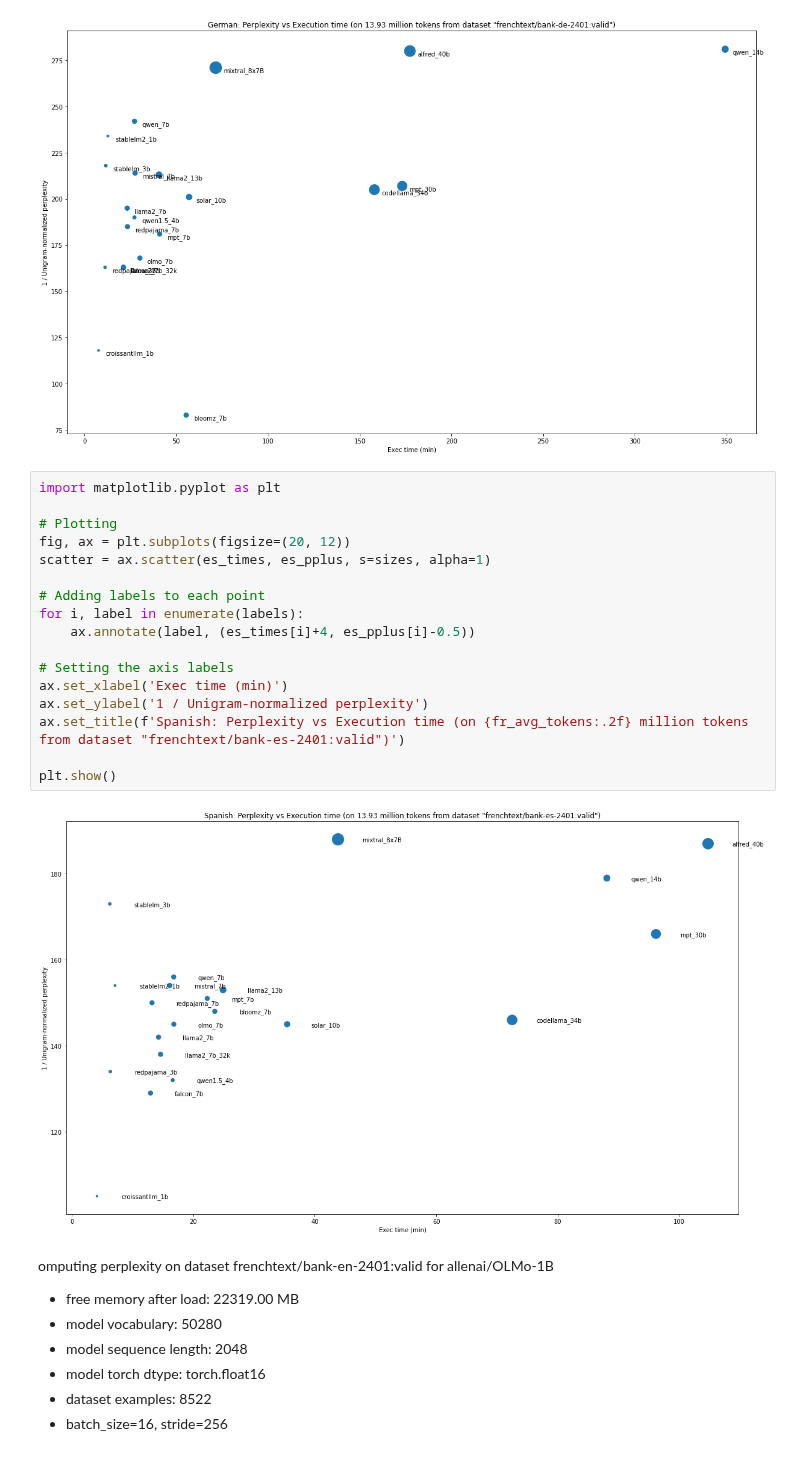
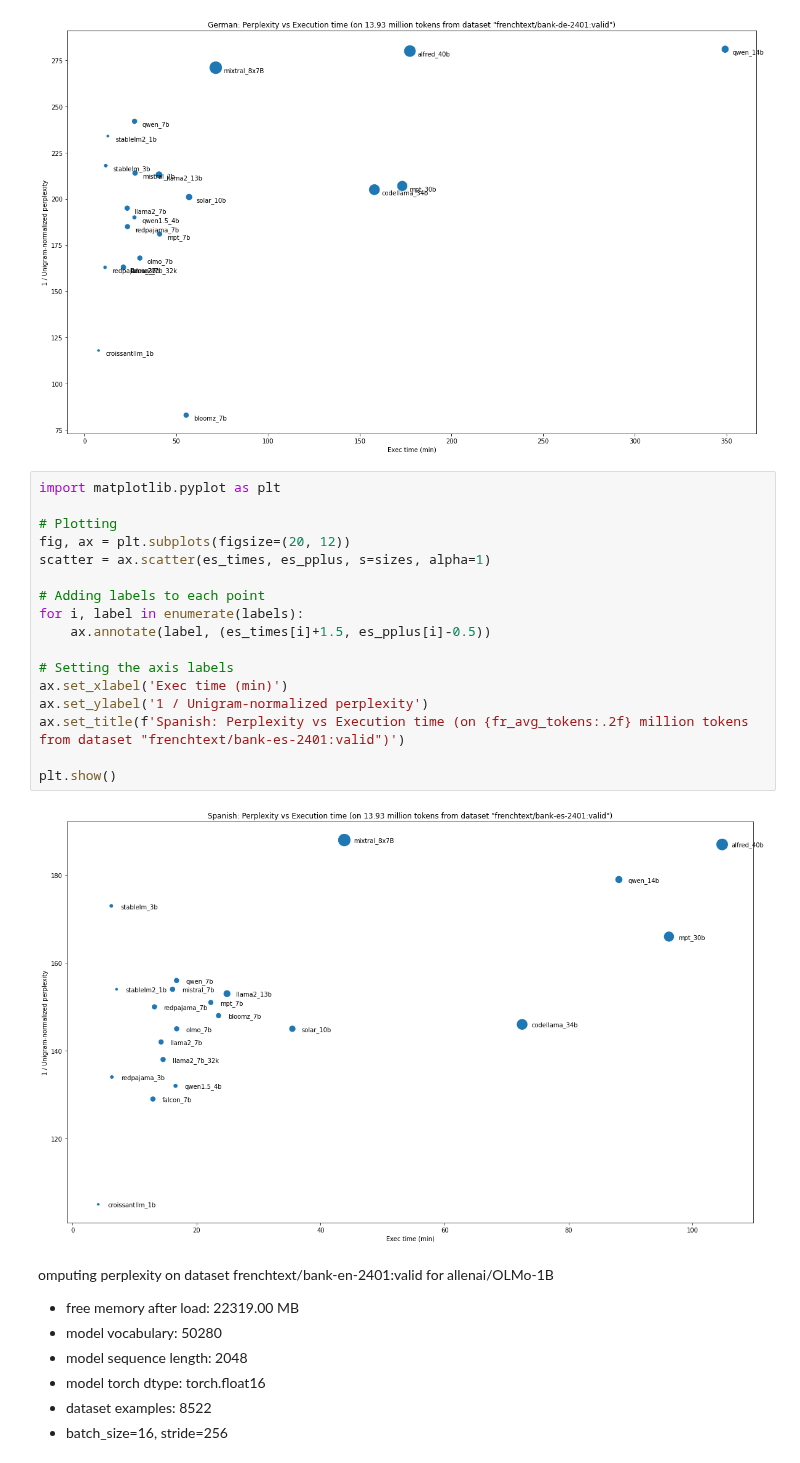
Before and after one commit to wordslab-org/wordslab-llms, a Jupyter notebook: 04_models_benchmark.ipynb, the cells around one changed output. Cells and saved outputs as stored; diff of their text form.

```diff
--- a/04_models_benchmark.ipynb
+++ b/04_models_benchmark.ipynb
@@ -796,22 +796,22 @@ plt.show()
 # %%
 import matplotlib.pyplot as plt
 
 # Plotting
 fig, ax = plt.subplots(figsize=(20, 12))
 scatter = ax.scatter(es_times, es_pplus, s=sizes, alpha=1)
 
 # Adding labels to each point
 for i, label in enumerate(labels):
-    ax.annotate(label, (es_times[i]+4, es_pplus[i]-0.5))
+    ax.annotate(label, (es_times[i]+1.5, es_pplus[i]-0.5))
 
 # Setting the axis labels
 ax.set_xlabel('Exec time (min)')
 ax.set_ylabel('1 / Unigram-normalized perplexity')
 ax.set_title(f'Spanish: Perplexity vs Execution time (on {fr_avg_tokens:.2f} million tokens from dataset "frenchtext/bank-es-2401:valid")')
 
 plt.show()
 # %% [output]
-[figure, old version]
+[figure, new version]
 # %% [markdown]
 omputing perplexity on dataset frenchtext/bank-en-2401:valid for allenai/OLMo-1B
 - free memory after load: 22319.00 MB
```
Also changed, not shown: 1 other file.
